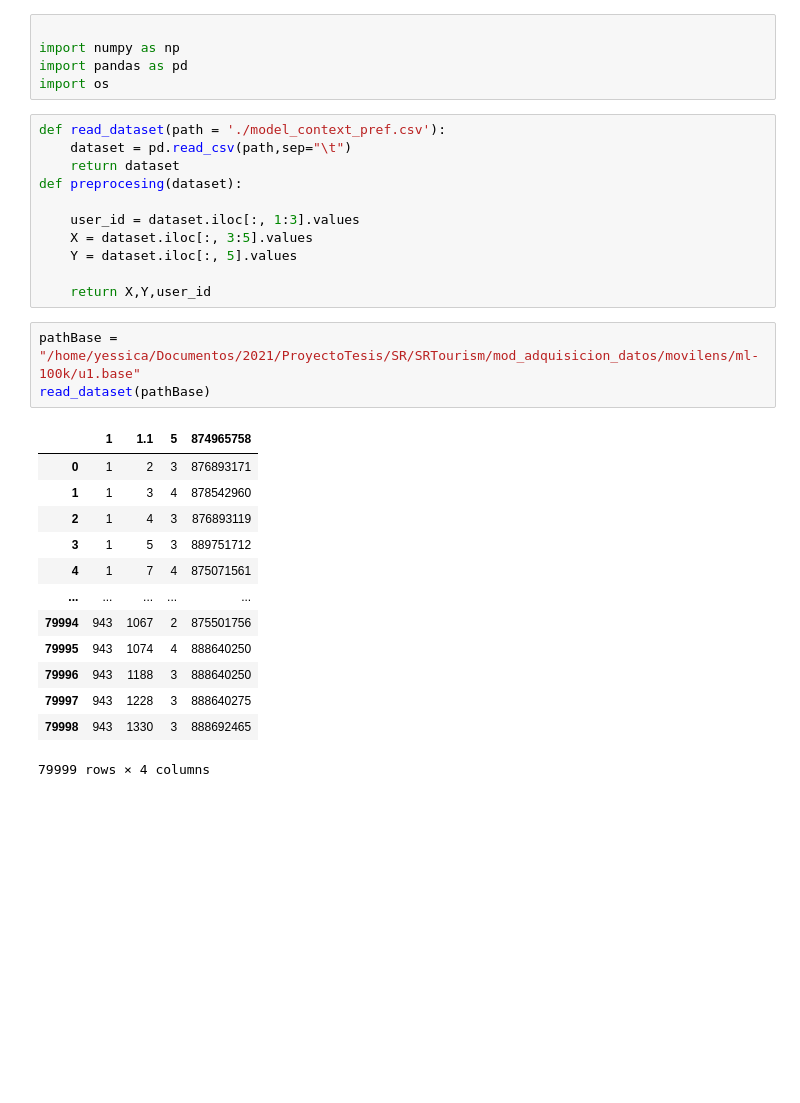
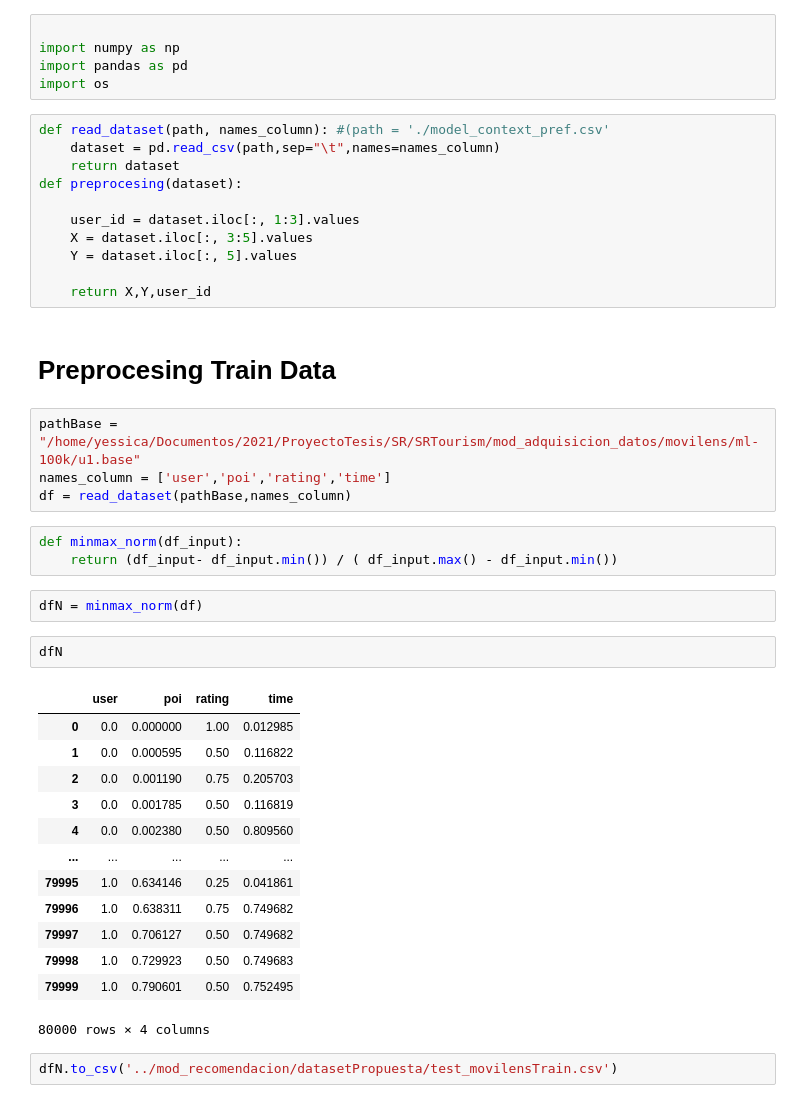
Before and after one commit to YessicaCh/SRTourism, a Jupyter notebook: Test Movilens .ipynb, the cells around one changed output. Cells and saved outputs as stored; diff of their text form; blank space fills up the shorter version.

```diff
--- a/Test Movilens .ipynb
+++ b/Test Movilens .ipynb
@@ -6,8 +6,8 @@ import numpy as np
 import pandas as pd
 import os
 # %%
-def read_dataset(path = './model_context_pref.csv'):
-    dataset = pd.read_csv(path,sep="\t")
+def read_dataset(path, names_column): #(path = './model_context_pref.csv'
+    dataset = pd.read_csv(path,sep="\t",names=names_column)
     return dataset
 def preprocesing(dataset):
 
@@ -16,20 +16,32 @@ def preprocesing(dataset):
     Y = dataset.iloc[:, 5].values
 
     return X,Y,user_id
+# %% [markdown]
+# Preprocesing Train Data
 # %%
 pathBase =  "/home/yessica/Documentos/2021/ProyectoTesis/SR/SRTourism/mod_adquisicion_datos/movilens/ml-100k/u1.base"
-read_dataset(pathBase)
+names_column = ['user','poi','rating','time']
+df = read_dataset(pathBase,names_column)
-# %% [output]
-|  | 1 | 1.1 | 5 | 874965758 |
-| 0 | 1 | 2 | 3 | 876893171 |
-| 1 | 1 | 3 | 4 | 878542960 |
-| 2 | 1 | 4 | 3 | 876893119 |
-| 3 | 1 | 5 | 3 | 889751712 |
-| 4 | 1 | 7 | 4 | 875071561 |
-| ... | ... | ... | ... | ... |
-| 79994 | 943 | 1067 | 2 | 875501756 |
-| 79995 | 943 | 1074 | 4 | 888640250 |
-| 79996 | 943 | 1188 | 3 | 888640250 |
-| 79997 | 943 | 1228 | 3 | 888640275 |
-| 79998 | 943 | 1330 | 3 | 888692465 |
-79999 rows × 4 columns
+# %%
+def minmax_norm(df_input):
+    return (df_input- df_input.min()) / ( df_input.max() - df_input.min())
+# %%
+dfN = minmax_norm(df)
+# %%
+dfN
+# %% [output]
+|  | user | poi | rating | time |
+| 0 | 0.0 | 0.000000 | 1.00 | 0.012985 |
+| 1 | 0.0 | 0.000595 | 0.50 | 0.116822 |
+| 2 | 0.0 | 0.001190 | 0.75 | 0.205703 |
+| 3 | 0.0 | 0.001785 | 0.50 | 0.116819 |
+| 4 | 0.0 | 0.002380 | 0.50 | 0.809560 |
+| ... | ... | ... | ... | ... |
+| 79995 | 1.0 | 0.634146 | 0.25 | 0.041861 |
+| 79996 | 1.0 | 0.638311 | 0.75 | 0.749682 |
+| 79997 | 1.0 | 0.706127 | 0.50 | 0.749682 |
+| 79998 | 1.0 | 0.729923 | 0.50 | 0.749683 |
+| 79999 | 1.0 | 0.790601 | 0.50 | 0.752495 |
+80000 rows × 4 columns
+# %%
+dfN.to_csv('../mod_recomendacion/datasetPropuesta/test_movilensTrain.csv')
```
Also changed, not shown: parts of 3 cells of this notebook, 1 other file.
